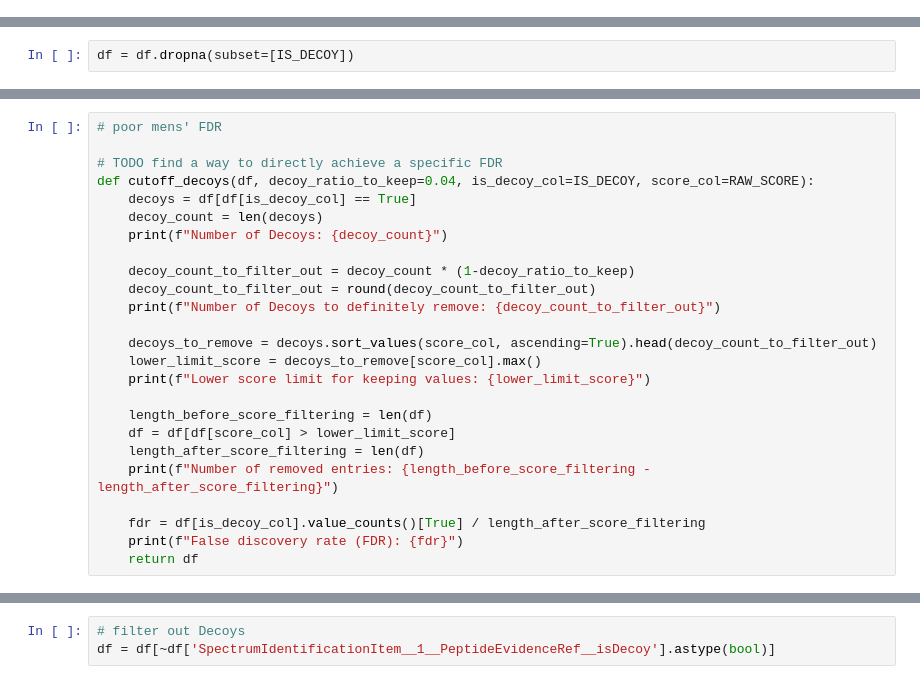
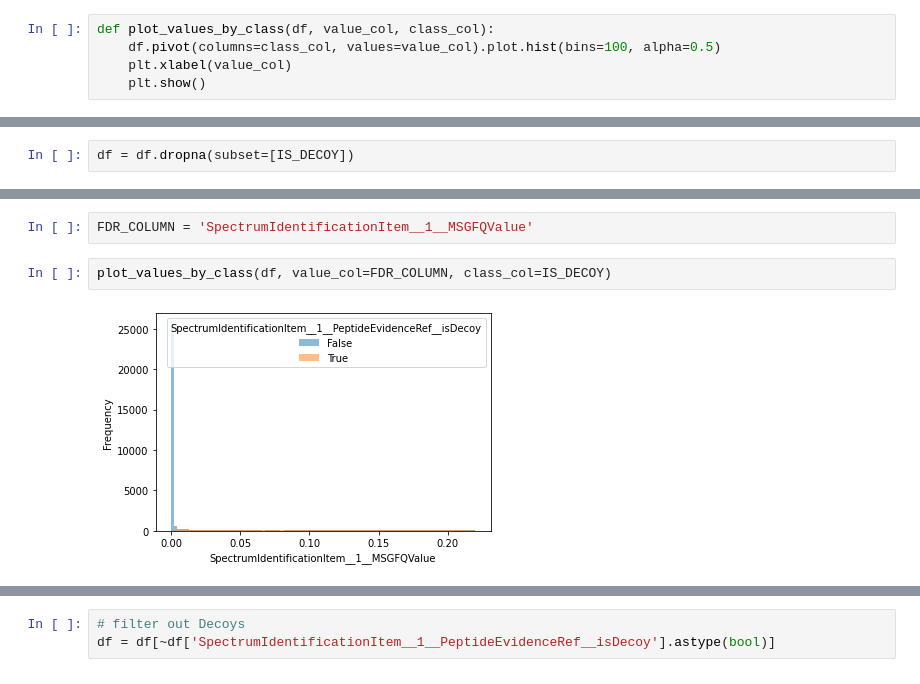
Before and after one commit to Miroka96/mmdenovo, a Jupyter notebook: notebooks/210311 Prototyping Data Filtering.ipynb, the cells around one changed output, grey strips where cells are left out. Cells and saved outputs as stored; diff of their text form.

```diff
--- a/notebooks/210311 Prototyping Data Filtering.ipynb
+++ b/notebooks/210311 Prototyping Data Filtering.ipynb
@@ -131 +133,6 @@ IS_DECOY = 'SpectrumIdentificationItem__1__PeptideEvidenceRef__isDecoy'
 RAW_SCORE = 'SpectrumIdentificationItem__1__MSGFRawScore'
+# %%
+def plot_values_by_class(df, value_col, class_col):
+    df.pivot(columns=class_col, values=value_col).plot.hist(bins=100, alpha=0.5)
+    plt.xlabel(value_col)
+    plt.show()
@@ -176,25 +176,6 @@ plot_values_by_class(df)
-# %%
-# poor mens' FDR
-
-# TODO find a way to directly achieve a specific FDR
-def cutoff_decoys(df, decoy_ratio_to_keep=0.04, is_decoy_col=IS_DECOY, score_col=RAW_SCORE):
-    decoys = df[df[is_decoy_col] == True]
-    decoy_count = len(decoys)
-    print(f"Number of Decoys: {decoy_count}")
-
-    decoy_count_to_filter_out = decoy_count * (1-decoy_ratio_to_keep)
-    decoy_count_to_filter_out = round(decoy_count_to_filter_out)
-    print(f"Number of Decoys to definitely remove: {decoy_count_to_filter_out}")
-
-    decoys_to_remove = decoys.sort_values(score_col, ascending=True).head(decoy_count_to_filter_out)
-    lower_limit_score = decoys_to_remove[score_col].max()
-    print(f"Lower score limit for keeping values: {lower_limit_score}")
-
-    length_before_score_filtering = len(df)
-    df = df[df[score_col] > lower_limit_score]
-    length_after_score_filtering = len(df)
-    print(f"Number of removed entries: {length_before_score_filtering - length_after_score_filtering}")
-
-    fdr = df[is_decoy_col].value_counts()[True] / length_after_score_filtering
-    print(f"False discovery rate (FDR): {fdr}")
-    return df
+# %%
+FDR_COLUMN = 'SpectrumIdentificationItem__1__MSGFQValue'
+# %%
+plot_values_by_class(df, value_col=FDR_COLUMN, class_col=IS_DECOY)
+# %% [output]
+[figure, added]
```
Also changed, not shown: parts of 20 cells of this notebook.
